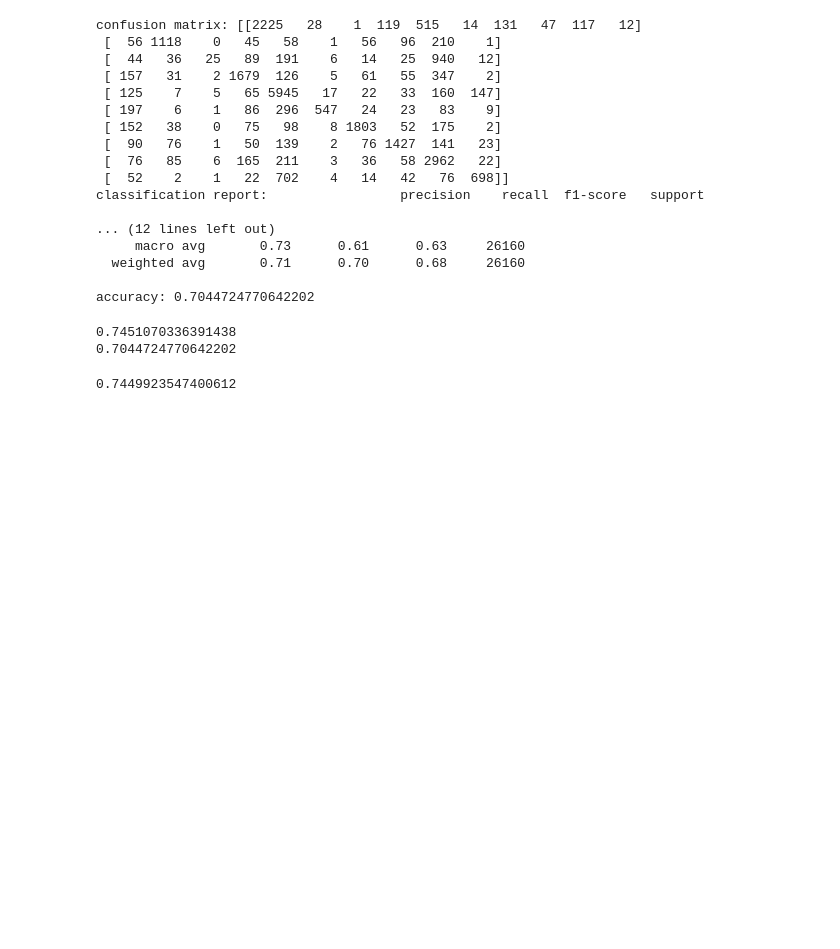
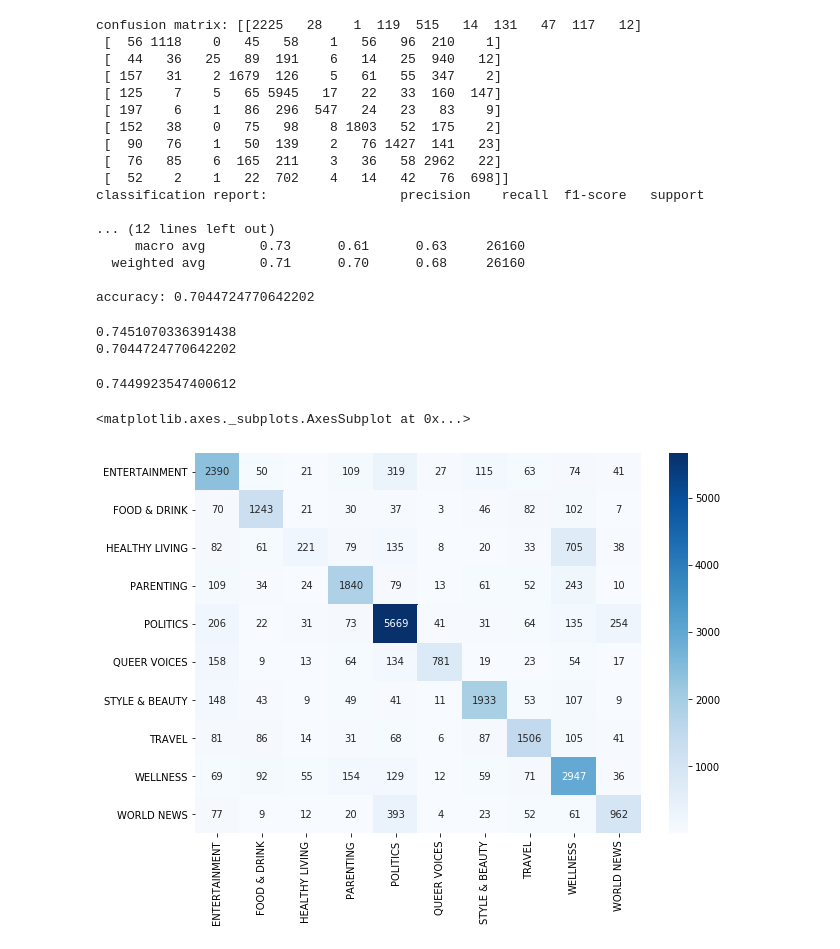
Before and after one commit to martycheung/News-Category-Text-Classification, a Jupyter notebook: News Category Text Classification (BOW, TFIDF).ipynb, the cells around one changed output. Cells and saved outputs as stored; diff of their text form; code cells hidden in the pictures; blank space fills up the shorter version.

```diff
--- a/News Category Text Classification (BOW, TFIDF).ipynb
+++ b/News Category Text Classification (BOW, TFIDF).ipynb
@@ -342,7 +346,7 @@ Lets see if stemming and lemmatization helps - it should since it reduces the fe
 # Stemming and tokenising and remove stopwords in same function
 from nltk.stem import PorterStemmer, WordNetLemmatizer
 # lemmetizer = WordNetLemmatizer()
-
+stop_words = set(stopwords.words('english'))
 def stem_text(rawsentence):
     stemmer = PorterStemmer()
     tokens = word_tokenize(rawsentence)
@@ -365,5 +369,5 @@ TFIDF
 - I have found it might be best to build tokeniser, stemming functions and enter the functions into the vectoriser to run for you.
 # %%
 tfidf_converter = TfidfVectorizer(max_features=1500,min_df=5,max_df=0.7, stop_words=None,tokenizer=stem_text)
-X_train_tfidf = tfidf_converter.fit_transform(X_train).toarray()
-X_test_tfidf = tfidf_converter.transform(X_test).toarray() # don't use fit_transform, since we only want to fit on training set, but use the same vectoriser transform on the test
+X_train_tfidf = tfidf_converter.fit_transform(X_train)
+X_test_tfidf = tfidf_converter.transform(X_test) # don't use fit_transform, since we only want to fit on training set, but use the same vectoriser transform on the test
@@ -400,15 +406,27 @@ accuracy: 0.7044724770642202
 def build_model(classifier, X,y, X_test, y_test):
     classifier.fit(X, y)
     y_pred = classifier.predict(X_test)
-    return accuracy_score(y_test, y_pred), y_pred
+    return accuracy_score(y_test, y_pred),confusion_matrix(y_test,y_pred),classification_report(y_test,y_pred), y_pred
 # %%
-acc_svm,_ = build_model(LinearSVC(), X_train_tfidf,y_train,X_test_tfidf,y_test)
+acc_svm,cm_svm,report_svm,_ = build_model(LinearSVC(), X_train_tfidf,y_train,X_test_tfidf,y_test)
 print(acc_svm)
-acc_naivebayes,_ = build_model(MultinomialNB(), X_train_tfidf,y_train,X_test_tfidf,y_test)
+acc_naivebayes,cm_naivebayes,report_naivebayes,_ = build_model(MultinomialNB(), X_train_tfidf,y_train,X_test_tfidf,y_test)
 print(acc_naivebayes)
-acc_logistic,_ = build_model(LogisticRegression(penalty='l2', max_iter=100, C=1), X_train_tfidf,y_train,X_test_tfidf,y_test)
+acc_logistic,cm_logistic,report_logistic,_ = build_model(LogisticRegression(penalty='l2', max_iter=100, C=1), X_train_tfidf,y_train,X_test_tfidf,y_test)
 print(acc_logistic)
 # %% [output]
 0.7451070336391438
 0.7044724770642202
 0.7449923547400612
+# %%
+import seaborn as sn
+import pandas as pd
+import matplotlib.pyplot as plt
+
+df_cm = pd.DataFrame(cm_svm, index = [i for i in sorted(set(y_test))],
+                  columns = [i for i in sorted(set(y_test))])
+plt.figure(figsize = (10,7))
+sn.heatmap(df_cm, annot=True,cmap="Blues",fmt='g')
+# %% [output]
+<matplotlib.axes._subplots.AxesSubplot at 0x...>
+[figure, added]
```
Also changed, not shown: parts of 18 cells of this notebook.
